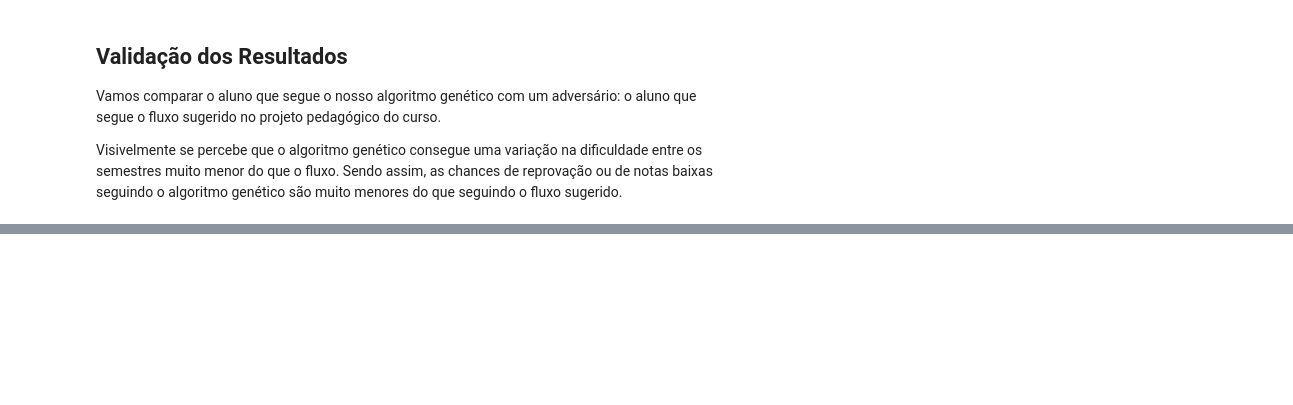
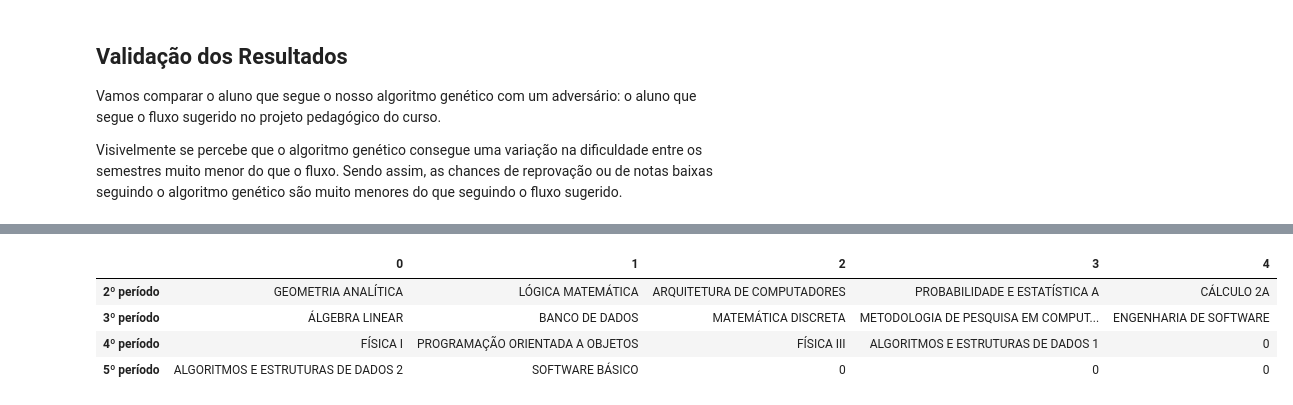
Before and after one commit to luanagbmartins/inteligencia-artificial, a Jupyter notebook: Módulo 5 - Algoritmos Genéticos/Copy_of_AP_05_ LuanaGuedes_RuanChaves_ThiagoMonteles.ipynb, the cells around one changed output, grey strips where cells are left out. Cells and saved outputs as stored; diff of their text form; code cells hidden in the pictures; blank space fills up the shorter version.

```diff
--- a/Módulo 5 - Algoritmos Genéticos/Copy_of_AP_05_ LuanaGuedes_RuanChaves_ThiagoMonteles.ipynb
+++ b/Módulo 5 - Algoritmos Genéticos/Copy_of_AP_05_ LuanaGuedes_RuanChaves_ThiagoMonteles.ipynb
@@ -1042,0 +1119,8 @@ except:
+# %%
+plot_periodos(curso)
+# %% [output]
+|  | 0 | 1 | 2 | 3 | 4 |
+| 2º período | GEOMETRIA ANALÍTICA | LÓGICA MATEMÁTICA | ARQUITETURA DE COMPUTADORES | PROBABILIDADE E ESTATÍSTICA A | CÁLCULO 2A |
+| 3º período | ÁLGEBRA LINEAR | BANCO DE DADOS | MATEMÁTICA DISCRETA | METODOLOGIA DE PESQUISA EM COMPUT... | ENGENHARIA DE SOFTWARE |
+| 4º período | FÍSICA I | PROGRAMAÇÃO ORIENTADA A OBJETOS | FÍSICA III | ALGORITMOS E ESTRUTURAS DE DADOS 1 | 0 |
+| 5º período | ALGORITMOS E ESTRUTURAS DE DADOS 2 | SOFTWARE BÁSICO | 0 | 0 | 0 |
```
Also changed, not shown: parts of 10 cells of this notebook.
